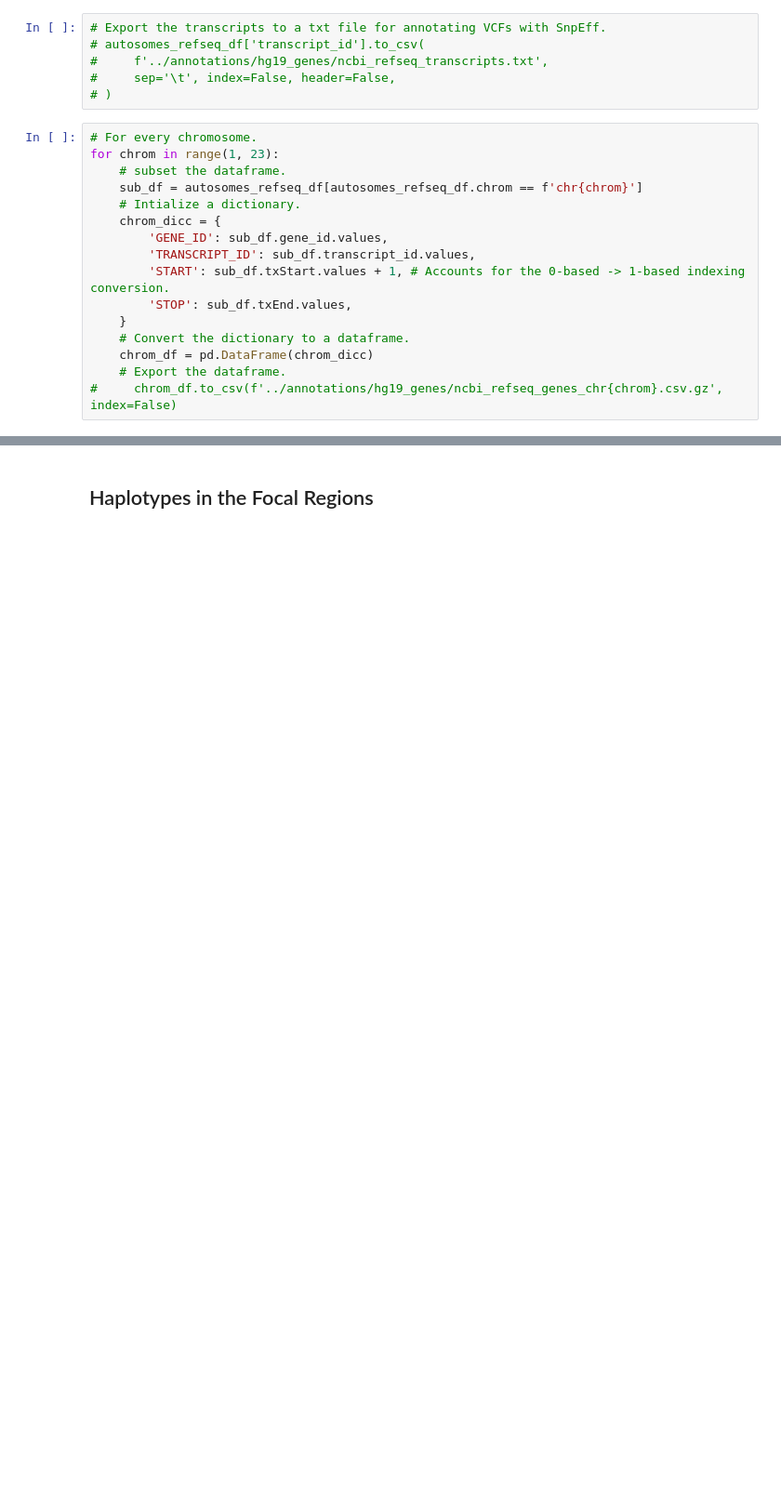
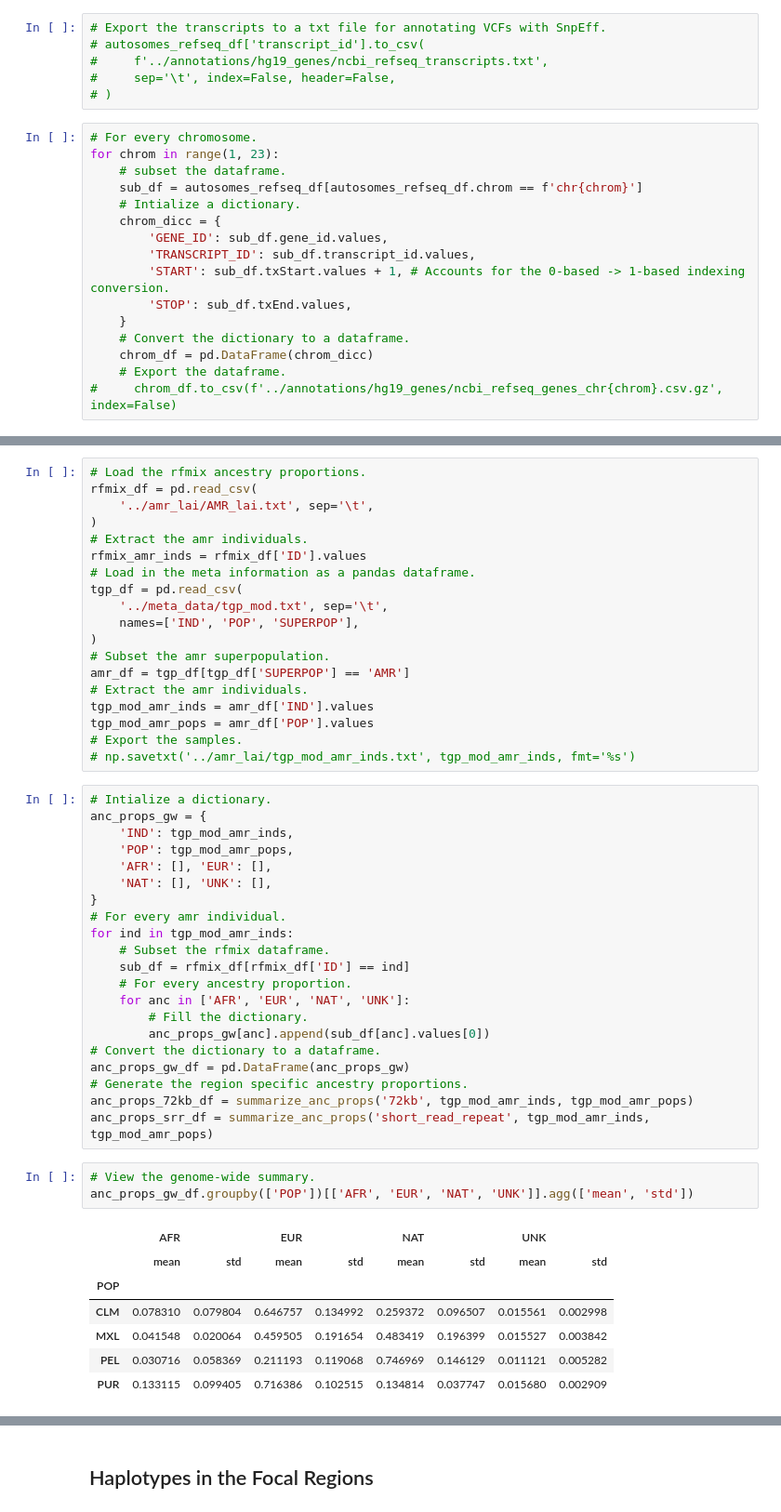
Before and after one commit to David-Peede/MUC19, a Jupyter notebook: analyses_nbs/data_processing_v_revisions.ipynb, the cells around one changed output, grey strips where cells are left out. Shown at 93% size. Cells and saved outputs as stored; diff of their text form; blank space fills up the shorter version.

```diff
--- a/analyses_nbs/data_processing_v_revisions.ipynb
+++ b/analyses_nbs/data_processing_v_revisions.ipynb
@@ -146,0 +176,51 @@ for chrom in range(1, 23):
+# %%
+# Load the rfmix ancestry proportions.
+rfmix_df = pd.read_csv(
+    '../amr_lai/AMR_lai.txt', sep='\t',
+)
+# Extract the amr individuals.
+rfmix_amr_inds = rfmix_df['ID'].values
+# Load in the meta information as a pandas dataframe.
+tgp_df = pd.read_csv(
+    '../meta_data/tgp_mod.txt', sep='\t',
+    names=['IND', 'POP', 'SUPERPOP'],
+)
+# Subset the amr superpopulation.
+amr_df = tgp_df[tgp_df['SUPERPOP'] == 'AMR']
+# Extract the amr individuals.
+tgp_mod_amr_inds = amr_df['IND'].values
+tgp_mod_amr_pops = amr_df['POP'].values
+# Export the samples.
+# np.savetxt('../amr_lai/tgp_mod_amr_inds.txt', tgp_mod_amr_inds, fmt='%s')
+# %%
+# Intialize a dictionary.
+anc_props_gw = {
+    'IND': tgp_mod_amr_inds,
+    'POP': tgp_mod_amr_pops,
+    'AFR': [], 'EUR': [],
+    'NAT': [], 'UNK': [],
+}
+# For every amr individual.
+for ind in tgp_mod_amr_inds:
+    # Subset the rfmix dataframe.
+    sub_df = rfmix_df[rfmix_df['ID'] == ind]
+    # For every ancestry proportion.
+    for anc in ['AFR', 'EUR', 'NAT', 'UNK']:
+        # Fill the dictionary.
+        anc_props_gw[anc].append(sub_df[anc].values[0])
+# Convert the dictionary to a dataframe.
+anc_props_gw_df = pd.DataFrame(anc_props_gw)
+# Generate the region specific ancestry proportions.
+anc_props_72kb_df = summarize_anc_props('72kb', tgp_mod_amr_inds, tgp_mod_amr_pops)
+anc_props_srr_df = summarize_anc_props('short_read_repeat', tgp_mod_amr_inds, tgp_mod_amr_pops)
+# %%
+# View the genome-wide summary.
+anc_props_gw_df.groupby(['POP'])[['AFR', 'EUR', 'NAT', 'UNK']].agg(['mean', 'std'])
+# %% [output]
+|  | AFR |  | EUR |  | NAT |  | UNK |  |
+|  | mean | std | mean | std | mean | std | mean | std |
+| POP |  |  |  |  |  |  |  |  |
+| CLM | 0.078310 | 0.079804 | 0.646757 | 0.134992 | 0.259372 | 0.096507 | 0.015561 | 0.002998 |
+| MXL | 0.041548 | 0.020064 | 0.459505 | 0.191654 | 0.483419 | 0.196399 | 0.015527 | 0.003842 |
+| PEL | 0.030716 | 0.058369 | 0.211193 | 0.119068 | 0.746969 | 0.146129 | 0.011121 | 0.005282 |
+| PUR | 0.133115 | 0.099405 | 0.716386 | 0.102515 | 0.134814 | 0.037747 | 0.015680 | 0.002909 |
```
Also changed, not shown: parts of 19 cells of this notebook, 36 other files.
